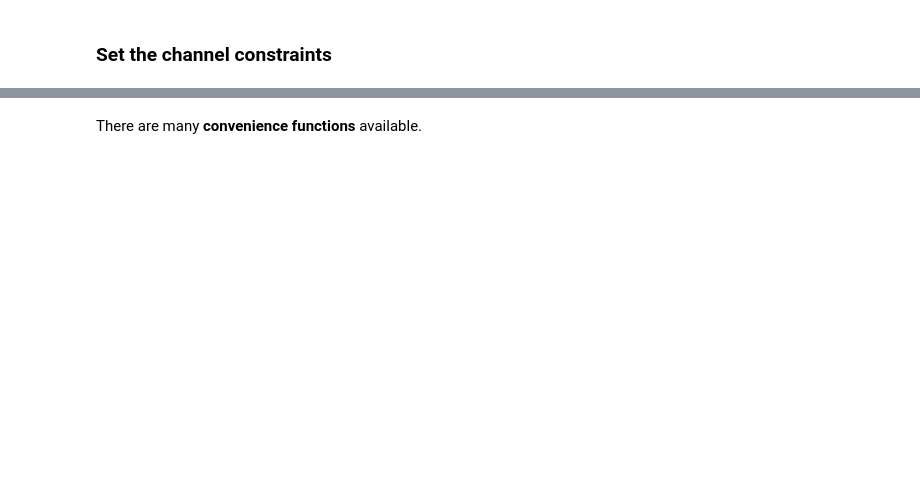
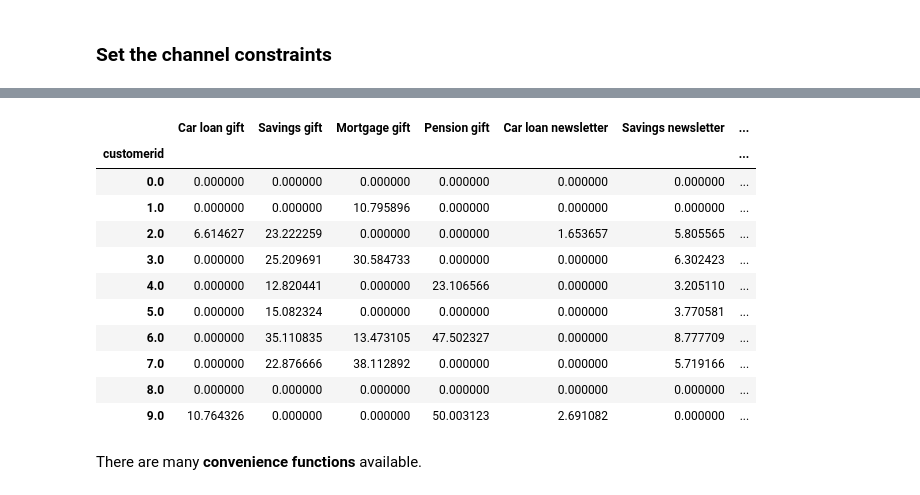
Before and after one commit to james-pearce/simu-late, a Jupyter notebook: tutorial-xlwings.ipynb, the cells around one changed output, grey strips where cells are left out. Saved outputs shown, nothing was run; the diff lists cells and outputs as text; code cells hidden in the pictures; blank space fills up the shorter version.

```diff
--- a/tutorial-xlwings.ipynb
+++ b/tutorial-xlwings.ipynb
@@ -117,0 +241,9 @@ for k in range(num_channels):
+# %%
+product_probs = product_probs_all
+
+n_obs = product_probs.shape[0]
+
+adjustment_factor = n_obs/n_obs_orig
+availableBudget = availableBudget_total
+
+product_probs.head()
@@ -117,0 +285,9 @@ for k in range(num_channels):
+# %%
+product_profit = product_probs[products]*productValue
+product_profit_0 = product_profit*factor[0]
+product_profit_1 = product_profit*factor[1]
+product_profit_2 = product_profit*factor[2]
+product_profit_0.columns = [pp + ' ' + channels[0] for pp in products]
+product_profit_1.columns = [pp + ' ' + channels[1] for pp in products]
+product_profit_2.columns = [pp + ' ' + channels[2] for pp in products]
+product_profit = pandas.concat([product_profit_0, product_profit_1, product_profit_2], axis=1)
@@ -118,3 +509,18 @@ for k in range(num_channels):
+# %%
+product_profit.head(10)
+# %% [output]
+|  | Car loan gift | Savings gift | Mortgage gift | Pension gift | Car loan newsletter | Savings newsletter | ... |
+| customerid |  |  |  |  |  |  | ... |
+| 0.0 | 0.000000 | 0.000000 | 0.000000 | 0.000000 | 0.000000 | 0.000000 | ... |
+| 1.0 | 0.000000 | 0.000000 | 10.795896 | 0.000000 | 0.000000 | 0.000000 | ... |
+| 2.0 | 6.614627 | 23.222259 | 0.000000 | 0.000000 | 1.653657 | 5.805565 | ... |
+| 3.0 | 0.000000 | 25.209691 | 30.584733 | 0.000000 | 0.000000 | 6.302423 | ... |
+| 4.0 | 0.000000 | 12.820441 | 0.000000 | 23.106566 | 0.000000 | 3.205110 | ... |
+| 5.0 | 0.000000 | 15.082324 | 0.000000 | 0.000000 | 0.000000 | 3.770581 | ... |
+| 6.0 | 0.000000 | 35.110835 | 13.473105 | 47.502327 | 0.000000 | 8.777709 | ... |
+| 7.0 | 0.000000 | 22.876666 | 38.112892 | 0.000000 | 0.000000 | 5.719166 | ... |
+| 8.0 | 0.000000 | 0.000000 | 0.000000 | 0.000000 | 0.000000 | 0.000000 | ... |
+| 9.0 | 10.764326 | 0.000000 | 0.000000 | 50.003123 | 2.691082 | 0.000000 | ... |
 # %% [markdown]
 There are many **convenience functions** available.
 # %%
```
Also changed, not shown: parts of 58 cells of this notebook, 3 other files.
